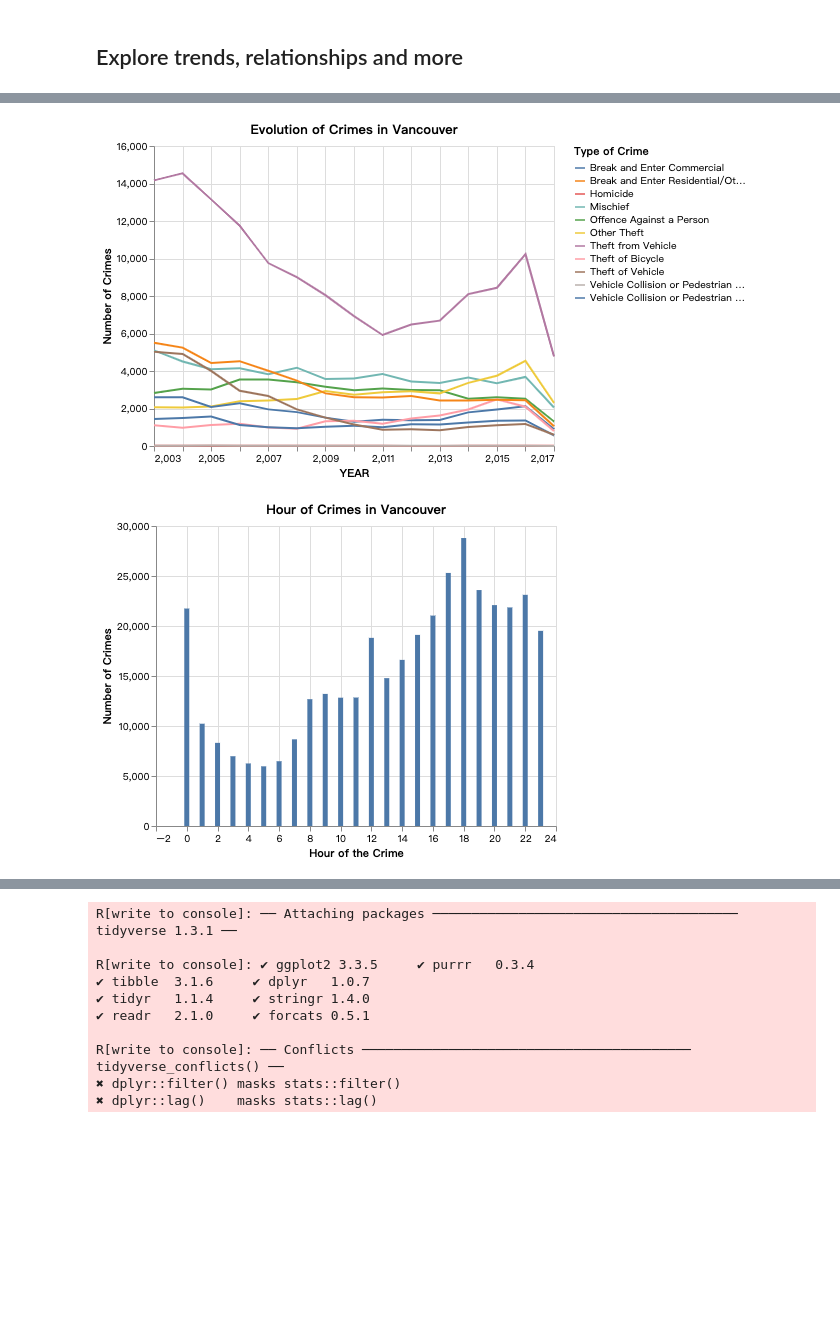
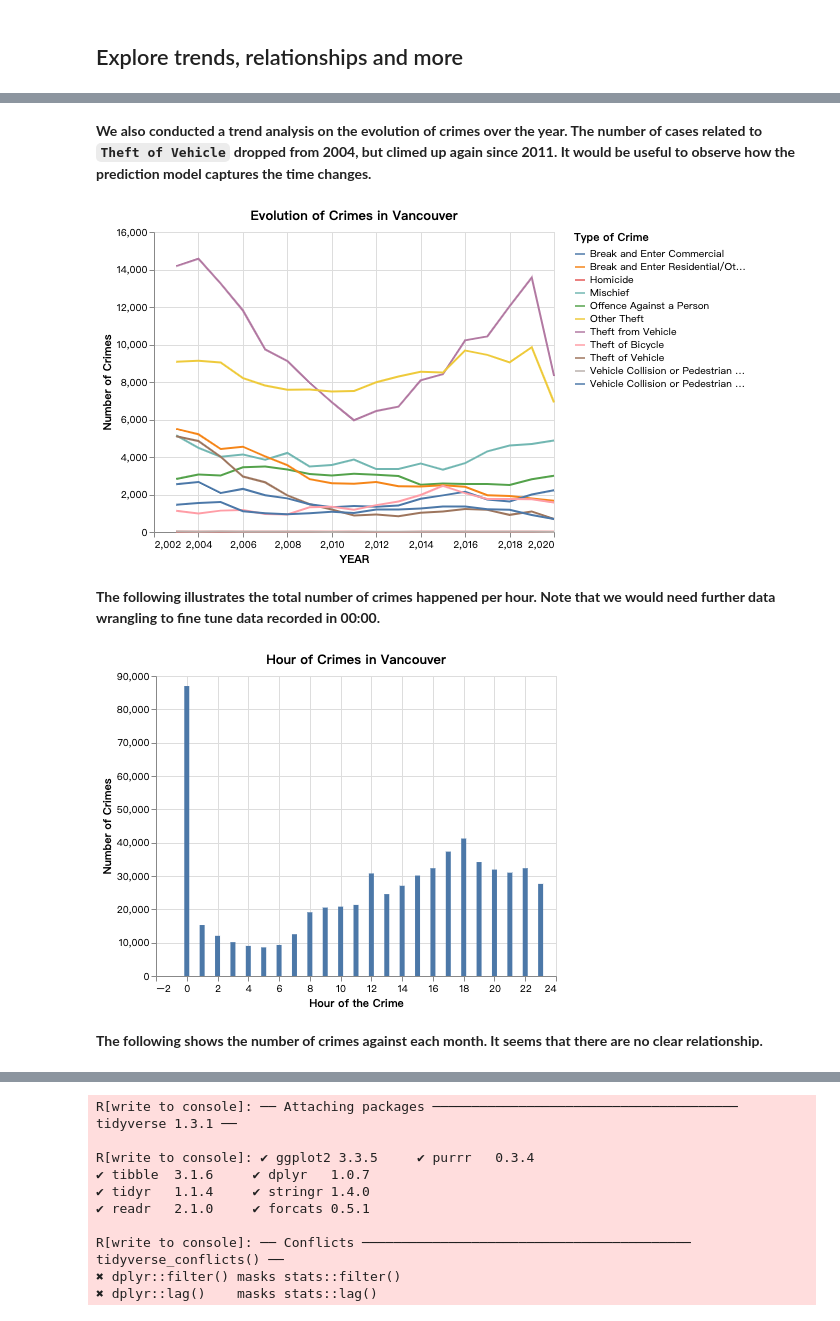
Before and after one commit to UBC-MDS/Crime_Prediction_Vancouver, a Jupyter notebook: src/Crime_in_Vancouver_eda.ipynb, the cells around one changed output, grey strips where cells are left out. Saved outputs shown, nothing was run; the diff lists cells and outputs as text; code cells hidden in the pictures; blank space fills up the shorter version.

Commit message:
Updated EDA files, README and data set

```diff
--- a/src/Crime_in_Vancouver_eda.ipynb
+++ b/src/Crime_in_Vancouver_eda.ipynb
@@ -12,7 +12,8 @@ RendererRegistry.enable('mimetype')
 # %% [markdown]
 The data set used in this project comes from **the Vancouver Open Data Catalogue**. It includes 529.652 crimes reported between January 1, 2003 to July 13, 2017. The data set is also avialable on <https://www.kaggle.com/wosaku/crime-in-vancouver>
 # %%
-df = pd.read_csv('../data/raw/crime.csv')
+df = pd.read_csv('../data/raw/crimedata_csv_all_years.csv')
+df = df.query('YEAR <=2020')
 # %% [markdown]
 ### Split data into train set and test set
 # %%
@@ -105,16 +110,29 @@ alt.Chart(train_df.dropna(),
+# %% [markdown]
+**We also conducted a trend analysis on the evolution of crimes over the year. The number of cases related to `Theft of Vehicle` dropped from 2004, but climed up again since 2011. It would be useful to observe how the prediction model captures the time changes.**
 # %%
 alt.Chart(train_df,title ='Evolution of Crimes in Vancouver').mark_line().encode(
     x=alt.X('YEAR'),
     y=alt.Y('count(YEAR)', title ='Number of Crimes'),
     color=alt.Color('TYPE', title='Type of Crime'))
 # %% [output]
-[figure, old version]
+[figure, new version]
+# %% [markdown]
+**The following illustrates the total number of crimes happened per hour. Note that we would need further data wrangling to fine tune data recorded in 00:00.**
 # %%
-alt.Chart(train_df, title='Hour of Crimes in Vancouver').mark_bar(clip=True).encode(
-    x=alt.X('HOUR', title='Hour of the Crime', scale=alt.Scale(domain=(0, 23))),
-    y=alt.Y('count()', title='Number of Crimes'))
+alt.Chart(train_df, title="Hour of Crimes in Vancouver").mark_bar(clip=True).encode(
+    x=alt.X(
+        "HOUR",
+        title="Hour of the Crime",
+        scale=alt.Scale(domain=(0, 23)),
+        axis=alt.Axis(format="d")
+        ,
+    ),
+    y=alt.Y("count()", title="Number of Crimes"),
+)
 # %% [output]
-[figure, old version]
+[figure, new version]
+# %% [markdown]
+**The following shows the number of crimes against each month. It seems that there are no clear relationship.**
 # %%
 alt.Chart(train_df, title='Monthly Crimes in Vancouver').mark_bar(clip=True).encode(
     x=alt.X('MONTH', title='Month'),
```
Also changed, not shown: parts of 19 cells of this notebook, 2 other files.
